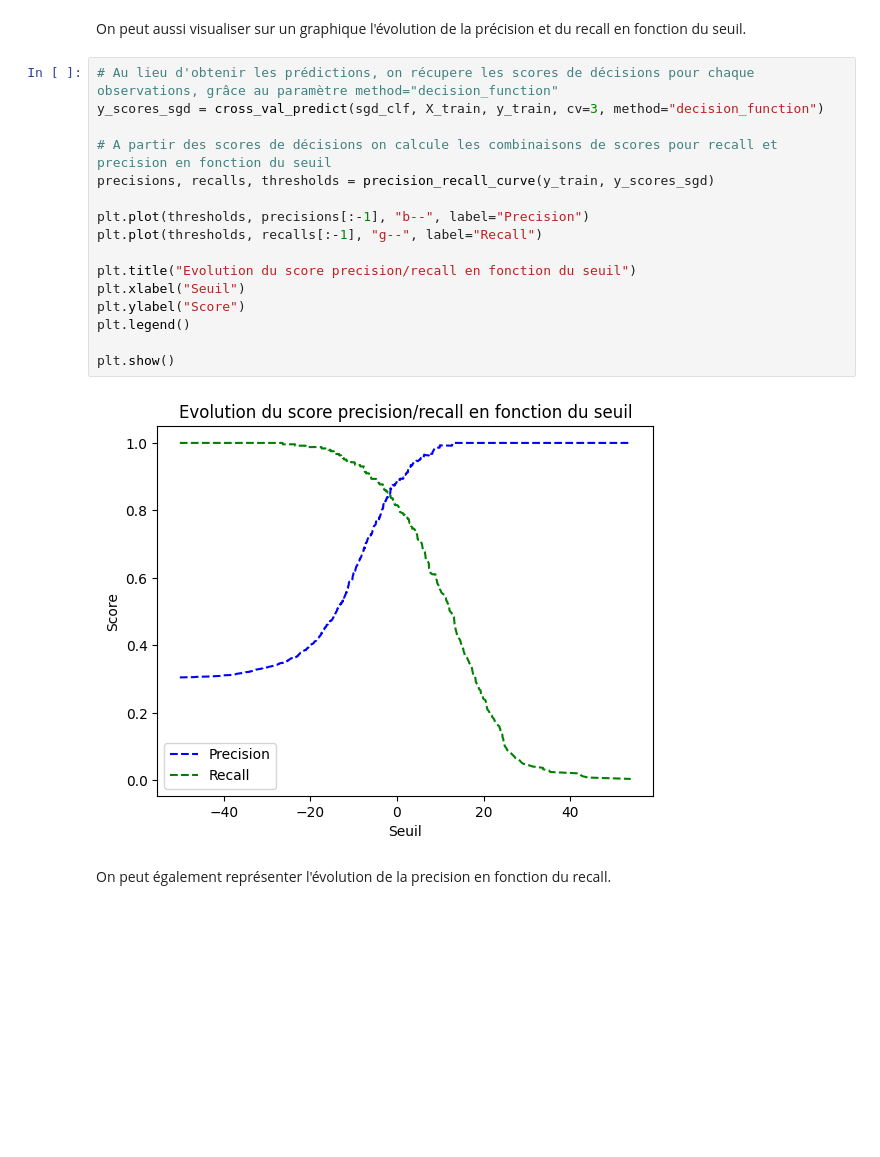
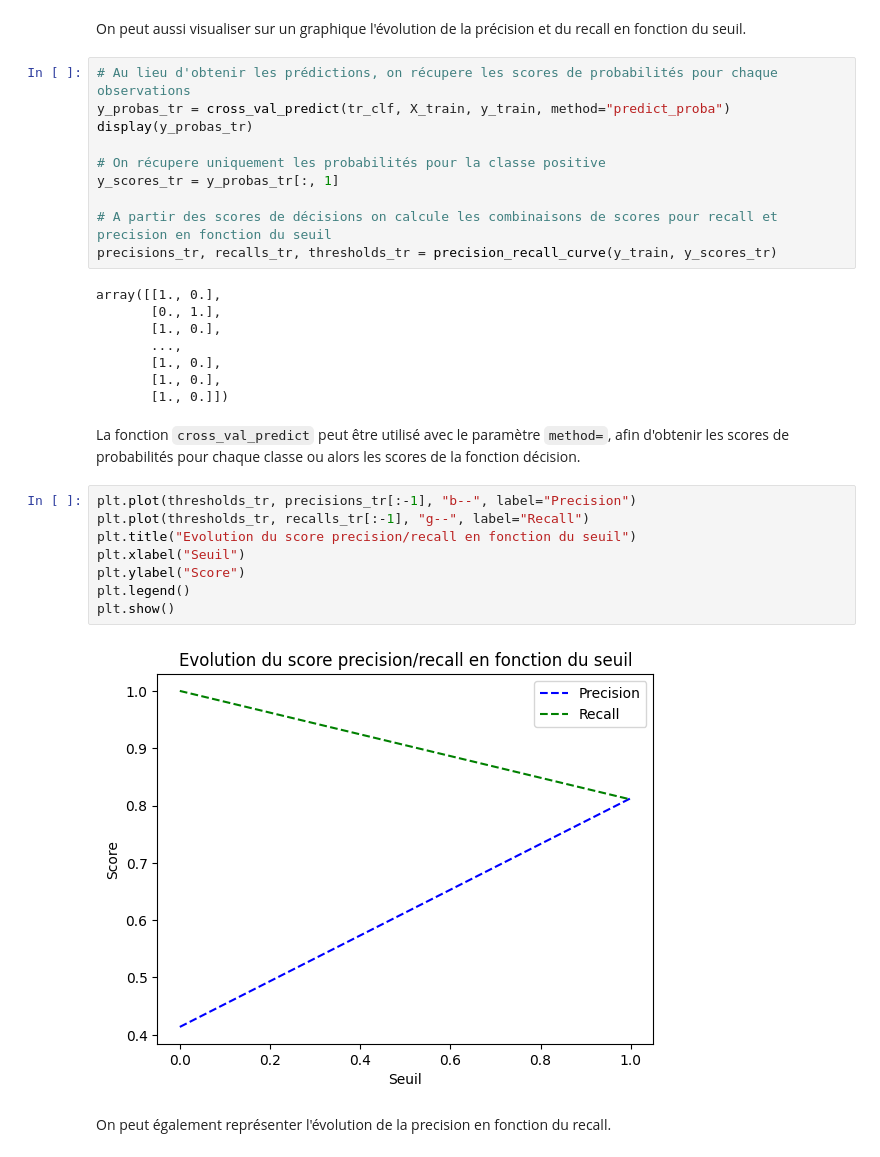
Before and after one commit to ElieLECAS/ML_avance, a Jupyter notebook: roc_auc/roc_auc.ipynb, the cells around one changed output. Saved outputs shown, nothing was run; the diff lists cells and outputs as text; blank space fills up the shorter version.

```diff
--- a/roc_auc/roc_auc.ipynb
+++ b/roc_auc/roc_auc.ipynb
@@ -139,23 +154,35 @@ weighted avg       0.91      0.91      0.91       800
 # %% [markdown]
 On peut aussi visualiser sur un graphique l'évolution de la précision et du recall en fonction du seuil.
 # %%
-# Au lieu d'obtenir les prédictions, on récupere les scores de décisions pour chaque observations, grâce au paramètre method="decision_function"
-y_scores_sgd = cross_val_predict(sgd_clf, X_train, y_train, cv=3, method="decision_function")
+# Au lieu d'obtenir les prédictions, on récupere les scores de probabilités pour chaque observations
+y_probas_tr = cross_val_predict(tr_clf, X_train, y_train, method="predict_proba")
+display(y_probas_tr)
+
+# On récupere uniquement les probabilités pour la classe positive
+y_scores_tr = y_probas_tr[:, 1]
 
 # A partir des scores de décisions on calcule les combinaisons de scores pour recall et precision en fonction du seuil
-precisions, recalls, thresholds = precision_recall_curve(y_train, y_scores_sgd)
-
-plt.plot(thresholds, precisions[:-1], "b--", label="Precision")
-plt.plot(thresholds, recalls[:-1], "g--", label="Recall")
-
-plt.title("Evolution du score precision/recall en fonction du seuil")
-plt.xlabel("Seuil")
-plt.ylabel("Score")
-plt.legend()
-
-plt.show()
+precisions_tr, recalls_tr, thresholds_tr = precision_recall_curve(y_train, y_scores_tr)
 # %% [output]
-[figure, removed]
+array([[1., 0.],
+       [0., 1.],
+       [1., 0.],
+       ...,
+       [1., 0.],
+       [1., 0.],
+       [1., 0.]])
+# %% [markdown]
+La fonction `cross_val_predict` peut être utilisé avec le paramètre `method=`, afin d'obtenir les scores de probabilités pour chaque classe ou alors les scores de la fonction décision.
+# %%
+plt.plot(thresholds_tr, precisions_tr[:-1], "b--", label="Precision")
+plt.plot(thresholds_tr, recalls_tr[:-1], "g--", label="Recall")
+plt.title("Evolution du score precision/recall en fonction du seuil")
+plt.xlabel("Seuil")
+plt.ylabel("Score")
+plt.legend()
+plt.show()
+# %% [output]
+[figure, added]
 # %% [markdown]
 On peut également représenter l'évolution de la precision en fonction du recall.
 # %%
```
Also changed, not shown: parts of 32 cells of this notebook, 5 other files.
